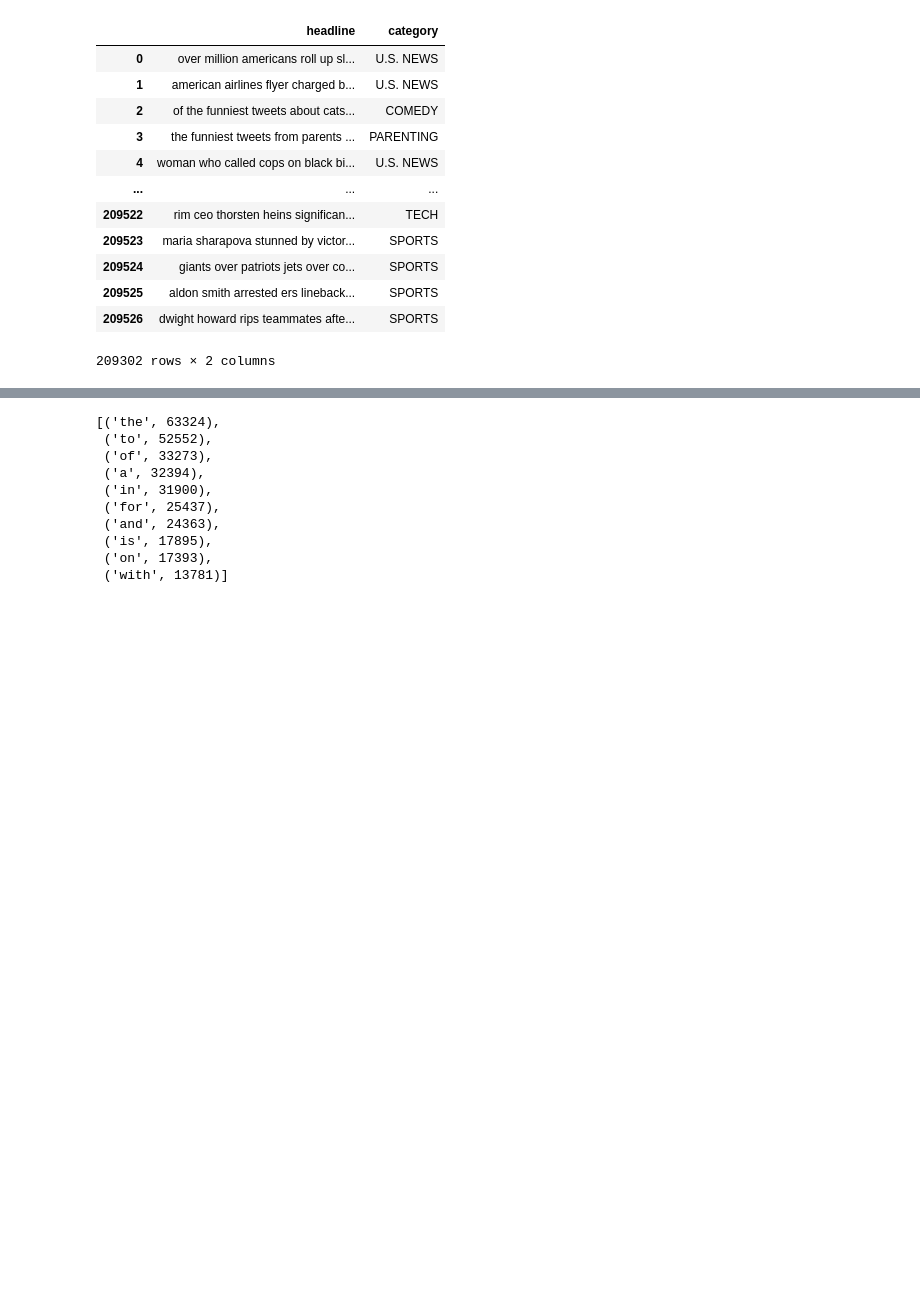
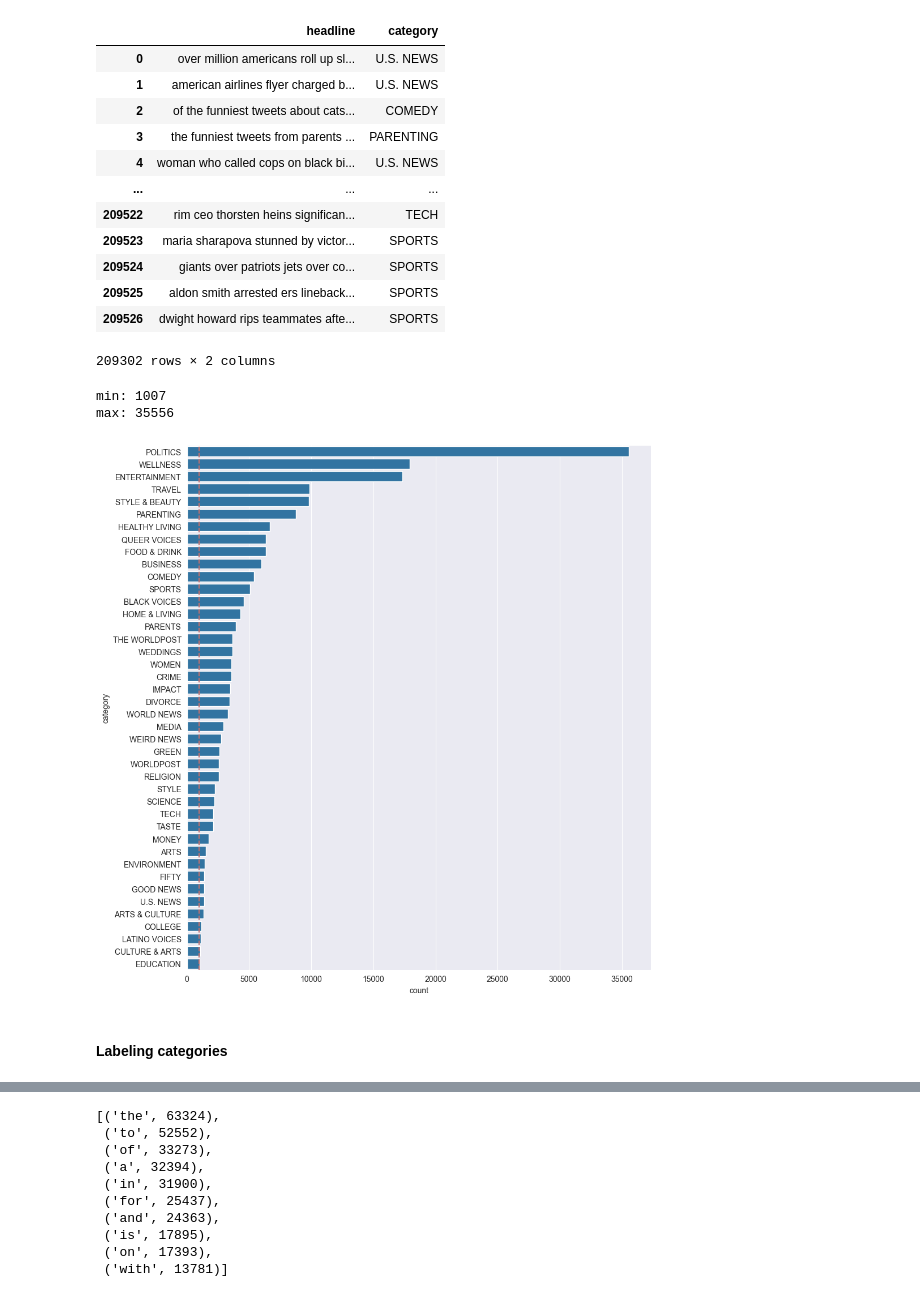
Before and after one commit to gracjan-p/bbc, a Jupyter notebook: notebooks/main.ipynb, the cells around one changed output, grey strips where cells are left out. Saved outputs shown, nothing was run; the diff lists cells and outputs as text; code cells hidden in the pictures; blank space fills up the shorter version.

Commit message:
testing model on unbalanced dataset

```diff
--- a/notebooks/main.ipynb
+++ b/notebooks/main.ipynb
@@ -4,7 +4,7 @@ warnings.filterwarnings("ignore")
 # %%
 import pandas as pd
 
-df = pd.read_json('..\\datasets\\news.json', lines=True)
+df = pd.read_json('..\\datasets\\headlines.json', lines=True)
 df
 # %% [output]
 |  | link | headline | category | short_description | authors | date |
@@ -177,3 +177,22 @@ df
 | 209525 | aldon smith arrested ers lineback... | SPORTS |
 | 209526 | dwight howard rips teammates afte... | SPORTS |
 209302 rows × 2 columns
+# %%
+sorted_categories = df['category'].value_counts().index
+
+fig, axes = plt.subplots(figsize=(10, 10))
+
+print(
+    f"min: {df['category'].value_counts().min()}",
+    f"max: {df['category'].value_counts().max()}", sep='\n'
+)
+
+sb.countplot(df['category'], order=sorted_categories)
+axes.axvline(x=1_000, color=mid_red, linestyle='--')
+plt.tight_layout()
+# %% [output]
+min: 1007
+max: 35556
+[figure, added]
+# %% [markdown]
+#### Labeling categories
```
Also changed, not shown: parts of 20 cells of this notebook, 1 other file.
